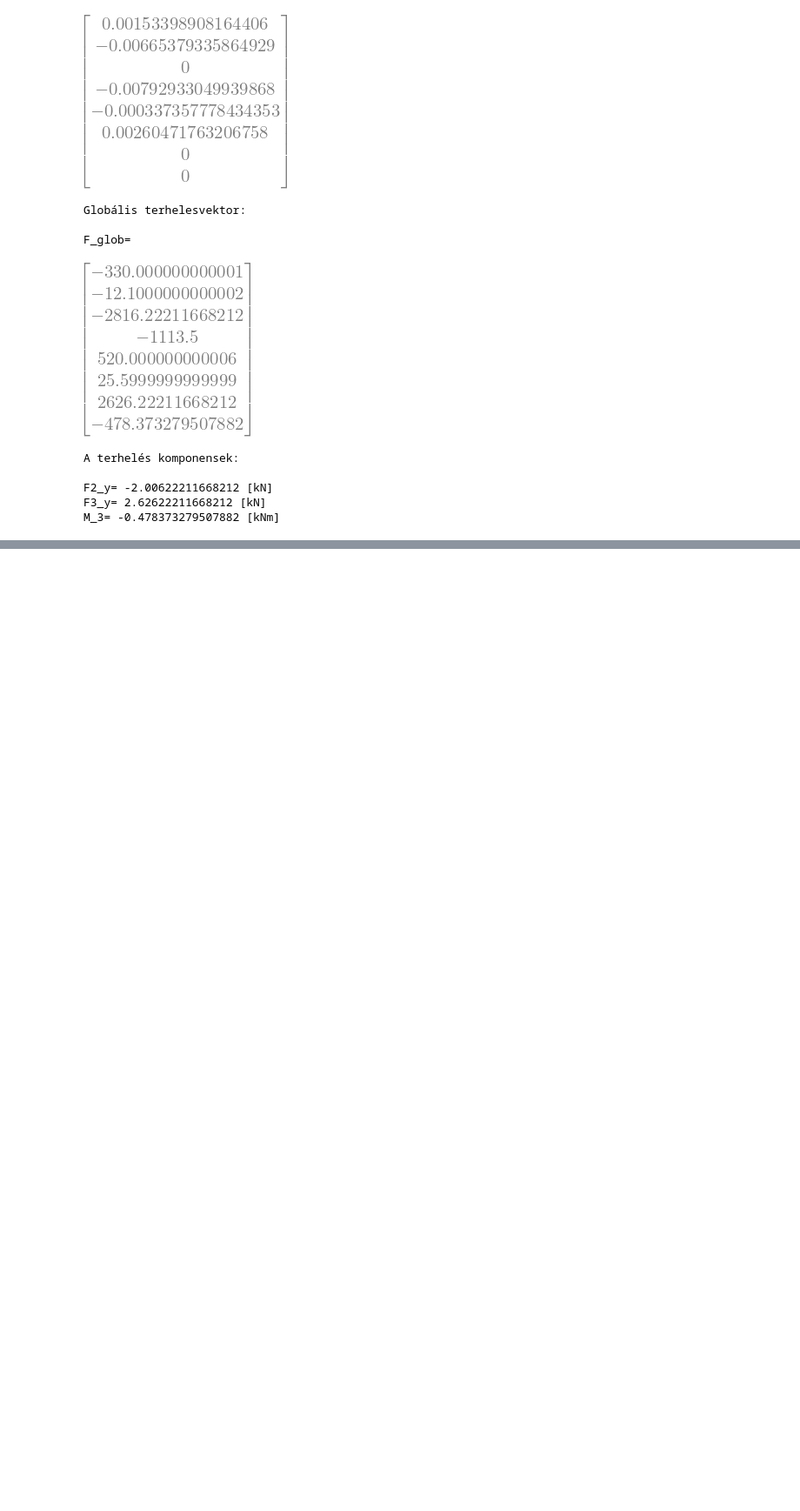
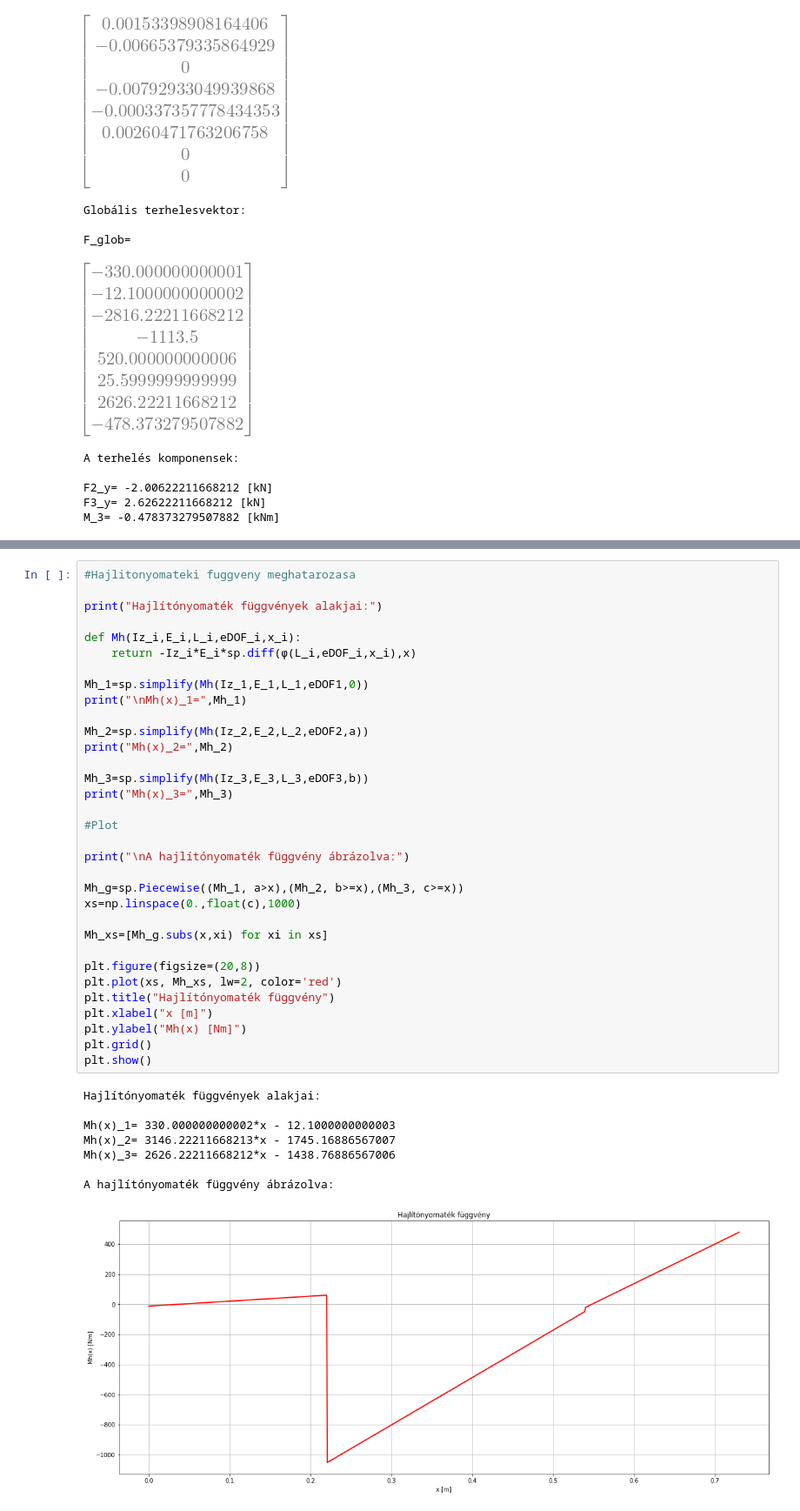
Before and after one commit to near731/VEM_HF1, a Jupyter notebook: vem_hf1.ipynb, the cells around one changed output, grey strips where cells are left out. Shown: that part at 87% size. Cells and saved outputs as stored; diff of their text form; blank space fills up the shorter version.

```diff
--- a/vem_hf1.ipynb
+++ b/vem_hf1.ipynb
@@ -341,0 +434,42 @@ M_3= -0.478373279507882 [kNm]
+# %%
+#Hajlitonyomateki fuggveny meghatarozasa
+
+print("Hajlítónyomaték függvények alakjai:")
+
+def Mh(Iz_i,E_i,L_i,eDOF_i,x_i):
+    return -Iz_i*E_i*sp.diff(φ(L_i,eDOF_i,x_i),x)
+
+Mh_1=sp.simplify(Mh(Iz_1,E_1,L_1,eDOF1,0))
+print("\nMh(x)_1=",Mh_1)
+
+Mh_2=sp.simplify(Mh(Iz_2,E_2,L_2,eDOF2,a))
+print("Mh(x)_2=",Mh_2)
+
+Mh_3=sp.simplify(Mh(Iz_3,E_3,L_3,eDOF3,b))
+print("Mh(x)_3=",Mh_3)
+
+#Plot
+
+print("\nA hajlítónyomaték függvény ábrázolva:")
+
+Mh_g=sp.Piecewise((Mh_1, a>x),(Mh_2, b>=x),(Mh_3, c>=x))
+xs=np.linspace(0.,float(c),1000)
+
+Mh_xs=[Mh_g.subs(x,xi) for xi in xs]
+
+plt.figure(figsize=(20,8))
+plt.plot(xs, Mh_xs, lw=2, color='red')
+plt.title("Hajlítónyomaték függvény")
+plt.xlabel("x [m]")
+plt.ylabel("Mh(x) [Nm]")
+plt.grid()
+plt.show()
+# %% [output]
+Hajlítónyomaték függvények alakjai:
+
+Mh(x)_1= 330.000000000002*x - 12.1000000000003
+Mh(x)_2= 3146.22211668213*x - 1745.16886567007
+Mh(x)_3= 2626.22211668212*x - 1438.76886567006
+
+A hajlítónyomaték függvény ábrázolva:
+[figure, added]
```
Also changed, not shown: parts of 3 cells of this notebook.
